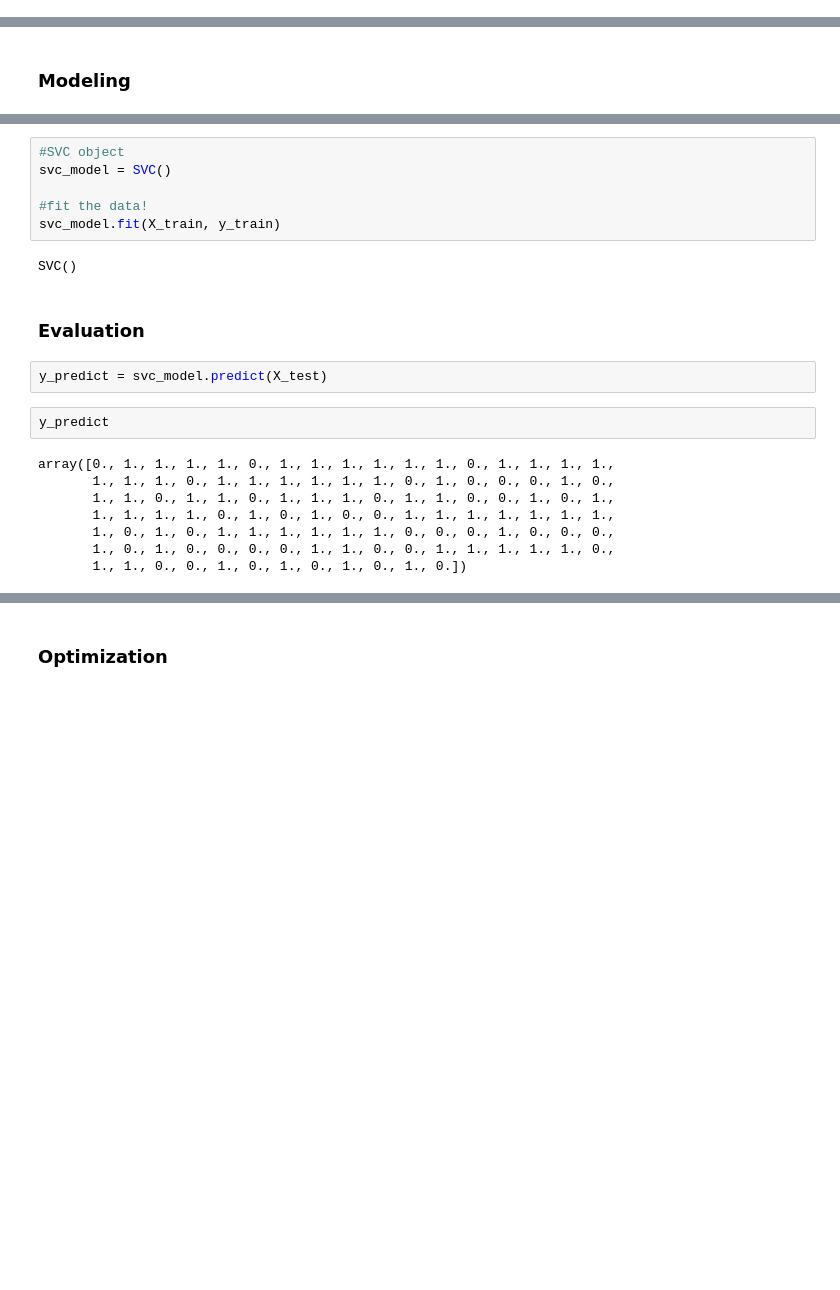
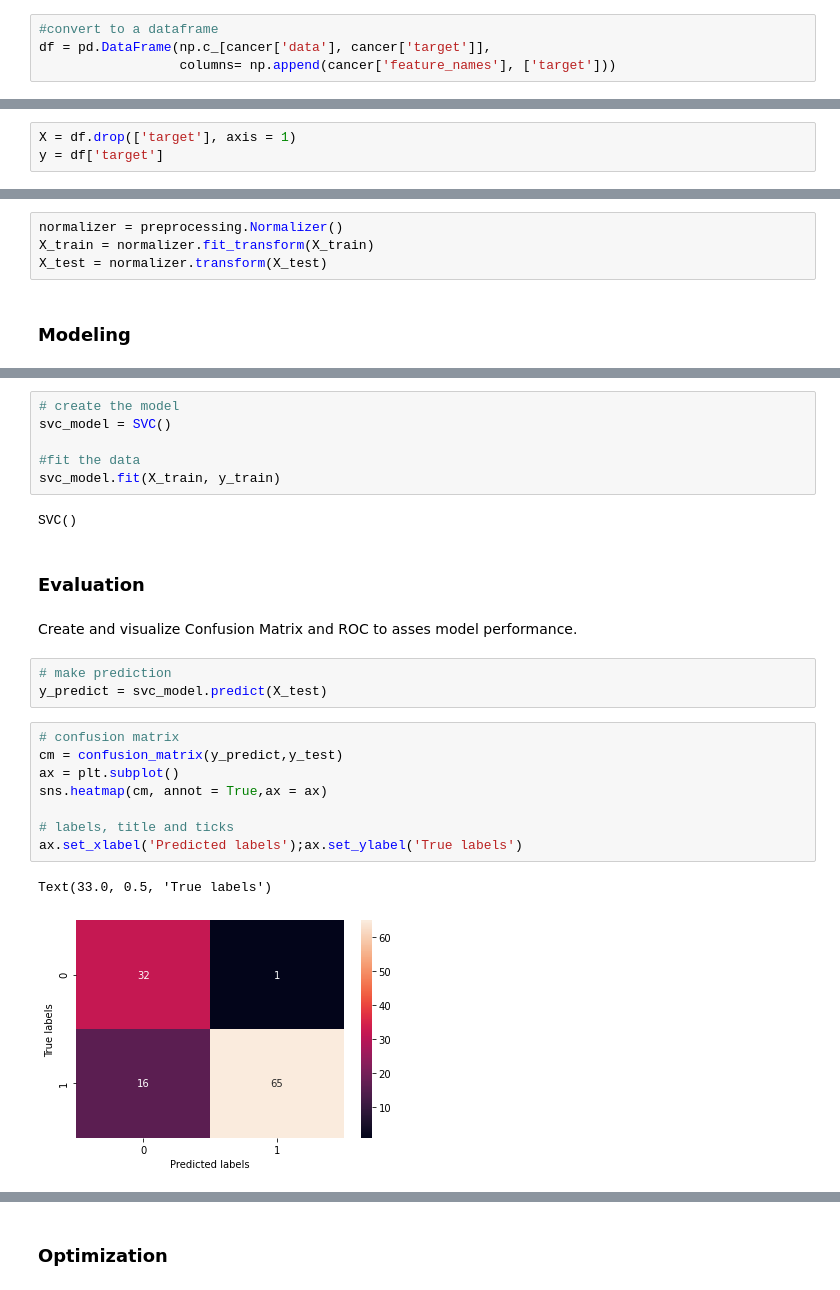
Before and after one commit to ah-hatahet/case_study, a Jupyter notebook: breast_cancer_casestudy.ipynb, the cells around one changed output, grey strips where cells are left out. Cells and saved outputs as stored; diff of their text form; blank space fills up the shorter version.

```diff
--- a/breast_cancer_casestudy.ipynb
+++ b/breast_cancer_casestudy.ipynb
@@ -62,0 +25,4 @@ cancer ['data'].shape
+# %%
+#convert to a dataframe
+df = pd.DataFrame(np.c_[cancer['data'], cancer['target']],
+                  columns= np.append(cancer['feature_names'], ['target']))
@@ -77,0 +55,3 @@ df_cancer.head()
+# %%
+X = df.drop(['target'], axis = 1)
+y = df['target']
@@ -104,2 +64,6 @@ sns.heatmap(df_cancer.corr(), annot = True)
+# %%
+normalizer = preprocessing.Normalizer()
+X_train = normalizer.fit_transform(X_train)
+X_test = normalizer.transform(X_test)
 # %% [markdown]
 ### Modeling
@@ -162,22 +72,26 @@ from sklearn.metrics import classification_report, confusion_matrix
 # %%
-#SVC object
+# create the model
 svc_model = SVC()
 
-#fit the data!
+#fit the data
 svc_model.fit(X_train, y_train)
 # %% [output]
 SVC()
 # %% [markdown]
 ### Evaluation
+# %% [markdown]
+Create and visualize Confusion Matrix and ROC to asses model performance.
 # %%
+# make prediction
 y_predict = svc_model.predict(X_test)
-# %%
-y_predict
-# %% [output]
-array([0., 1., 1., 1., 1., 0., 1., 1., 1., 1., 1., 1., 0., 1., 1., 1., 1.,
-       1., 1., 1., 0., 1., 1., 1., 1., 1., 1., 0., 1., 0., 0., 0., 1., 0.,
-       1., 1., 0., 1., 1., 0., 1., 1., 1., 0., 1., 1., 0., 0., 1., 0., 1.,
-       1., 1., 1., 1., 0., 1., 0., 1., 0., 0., 1., 1., 1., 1., 1., 1., 1.,
-       1., 0., 1., 0., 1., 1., 1., 1., 1., 1., 0., 0., 0., 1., 0., 0., 0.,
-       1., 0., 1., 0., 0., 0., 0., 1., 1., 0., 0., 1., 1., 1., 1., 1., 0.,
-       1., 1., 0., 0., 1., 0., 1., 0., 1., 0., 1., 0.])
+# %%
+# confusion matrix
+cm = confusion_matrix(y_predict,y_test)
+ax = plt.subplot()
+sns.heatmap(cm, annot = True,ax = ax)
+
+# labels, title and ticks
+ax.set_xlabel('Predicted labels');ax.set_ylabel('True labels')
+# %% [output]
+Text(33.0, 0.5, 'True labels')
+[figure, added]
```
Also changed, not shown: parts of 78 cells of this notebook.
